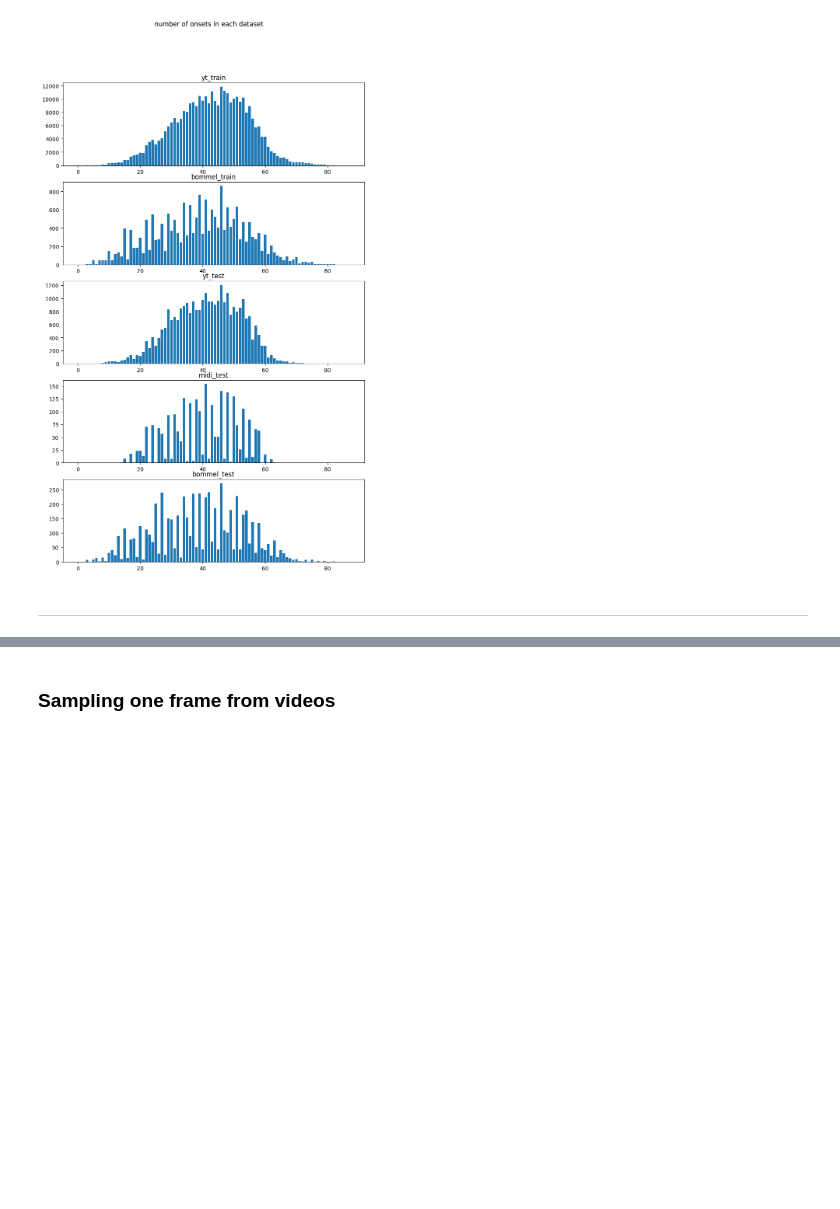
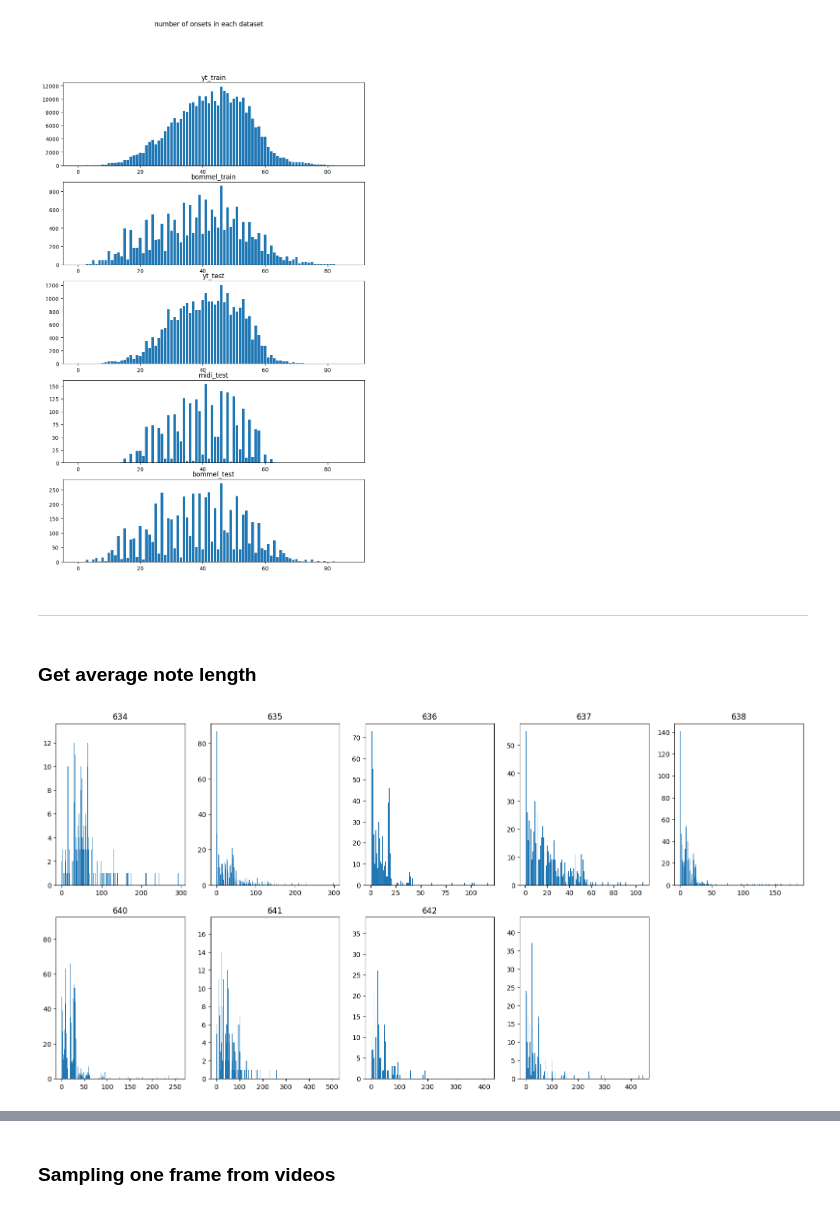
Before and after one commit to boostcampaitech5/level3_cv_finalproject-cv-08, a Jupyter notebook: EDA.ipynb, the cells around one changed output, grey strips where cells are left out. Drawn from its saved outputs; the diff is of its cells as text; code cells hidden in the pictures; blank space fills up the shorter version.

```diff
--- a/EDA.ipynb
+++ b/EDA.ipynb
@@ -78,3 +78,45 @@ for i, onset_sum in enumerate(onset_sum_list):
 [figure]
 # %% [markdown]
 ----------
+# %% [markdown]
+### Get average note length
+# %%
+from collections import defaultdict
+
+def get_note_length_stat(roll: np.array):
+    label_np_t = label_np.T
+    note_len_stat = defaultdict(int)
+    for i in range(len(label_np_t)):
+        note_len = 0
+        for j in range(len(label_np_t[i])):
+            if label_np_t[i][j] == 1:
+                note_len += 1
+            elif label_np_t[i][j] == 0 and note_len != 0:
+                note_len_stat[note_len] += 1
+                note_len = 0
+    sorted_note_len = sorted(note_len_stat.items(), key=lambda x: x[0])
+    return sorted_note_len
+
+def draw_roll(roll: np.array):
+    roll = roll.T[::-1]
+    print(roll.shape)
+    plt.imshow(roll[:, 0:500])
+# %%
+test_paths = sorted(glob("./data/bommelpiano/labels/testing/*"))
+note_len_mean = []
+plt.figure(figsize=(20, 20))
+for i, test_path in enumerate(tqdm(test_paths)):
+    filename = test_path.split("/")[-1]
+    fileid = filename.split("_")[0]
+    label_dict = np.load(test_path, allow_pickle=True)
+    label_np = np.array(list(label_dict.values()))
+    label_np = (label_np > 0).astype(int)
+
+    note_len_stat = np.array(get_note_length_stat(label_np))
+    note_len_mean.append(np.sum(note_len_stat[:, 0] * note_len_stat[:, 1]) / sum(note_len_stat[:, 1]))
+
+    plt.title(fileid)
+    plt.subplot(4, 5, i+1)
+    plt.bar(note_len_stat[:, 0], note_len_stat[:, 1])
+# %% [output]
+[figure, added]
```
Also changed, not shown: parts of 23 cells of this notebook.
